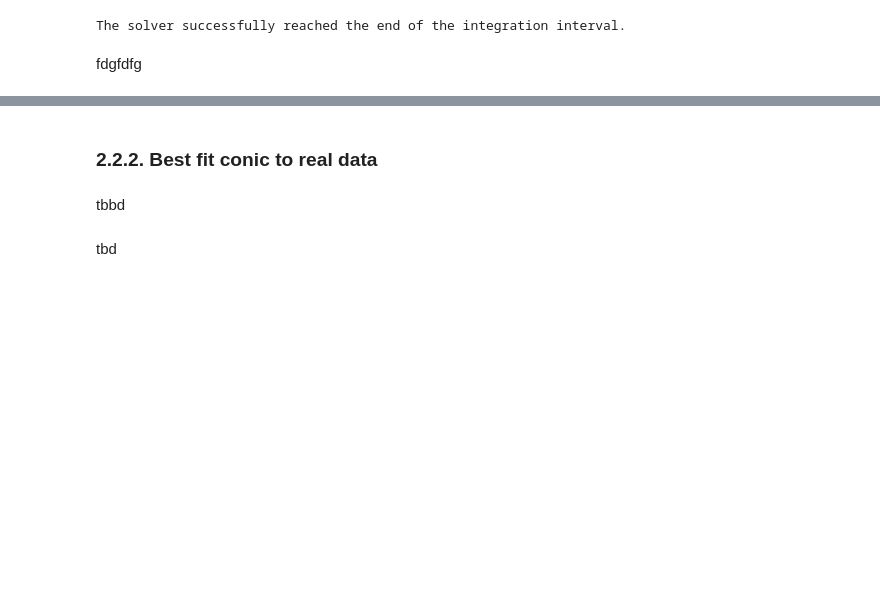
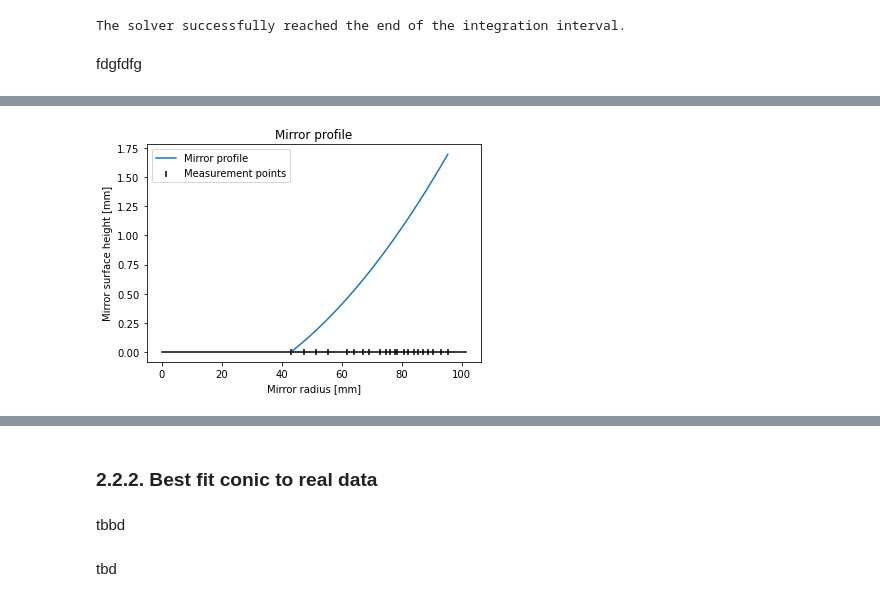
Before and after one commit to nunosousa/TelescopeMirrorTester, a Jupyter notebook: GUI/Documentation/Exploratory Foucault test data reduction.ipynb, the cells around one changed output, grey strips where cells are left out. Drawn from its saved outputs; the diff is of its cells as text; code cells hidden in the pictures; blank space fills up the shorter version.

```diff
--- a/GUI/Documentation/Exploratory Foucault test data reduction.ipynb
+++ b/GUI/Documentation/Exploratory Foucault test data reduction.ipynb
@@ -172,7 +173,10 @@ The solver successfully reached the end of the integration interval.
 # %% [markdown]
 fdgfdfg
 # %%
-%matplotlib notebook
+%matplotlib inline
+pyplot.rcParams['figure.figsize'] = [9, 4]
+pyplot.rcParams['figure.dpi'] = 120
+
 pyplot.title('Mirror profile')
 pyplot.plot(x_e, g, label="Mirror profile")
 pyplot.plot([0.0, diameter/2], [0.0, 0.0], "k")
@@ -187,3 +189,4 @@ pyplot.show()
+[figure, added]
 # %% [markdown]
 ## 2.2. Finding the best fit conic curve
 
```
Also changed, not shown: parts of 5 cells of this notebook.
